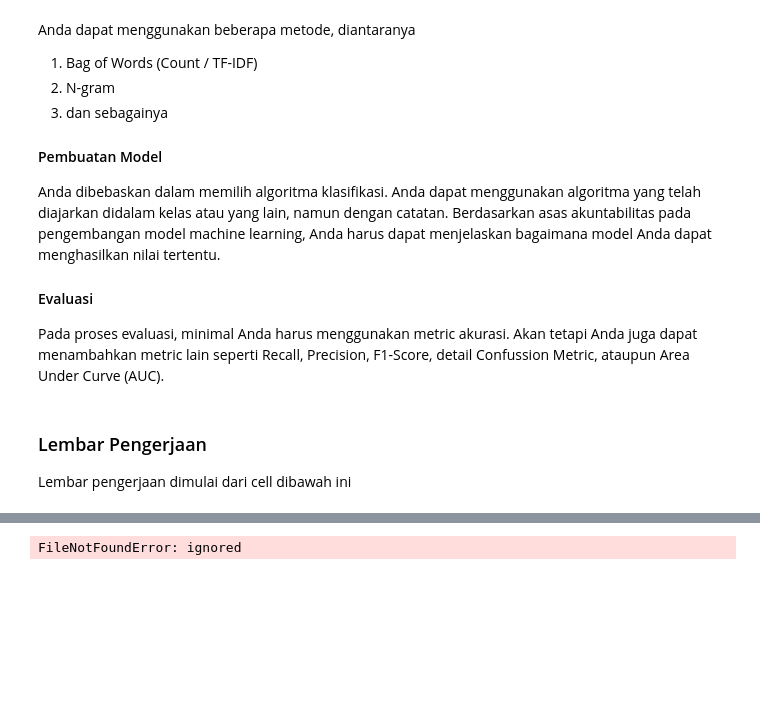
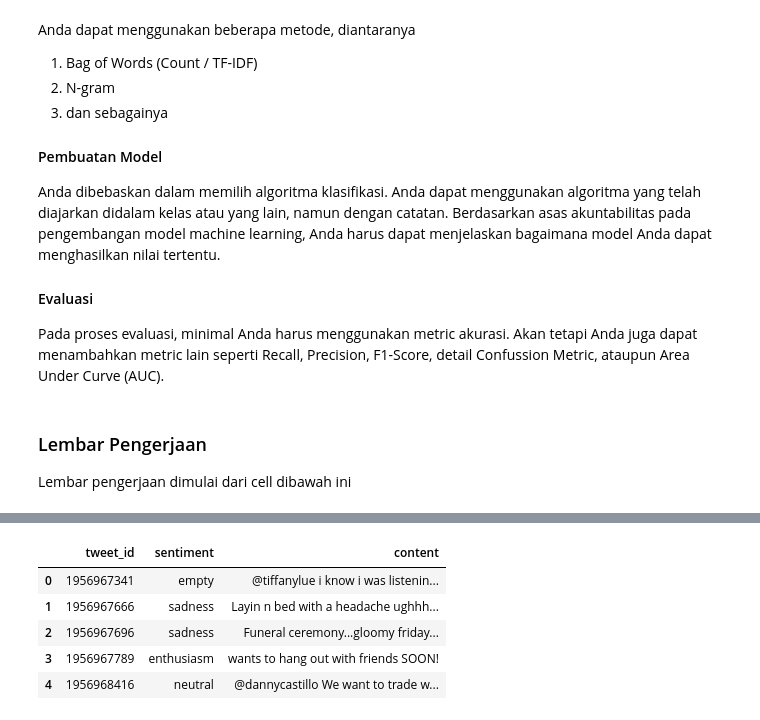
Before and after one commit to SnapeSnoop/MachineLearning, a Jupyter notebook: js08_uts.ipynb, the cells around one changed output, grey strips where cells are left out. Saved outputs shown, nothing was run; the diff lists cells and outputs as text; code cells hidden in the pictures; blank space fills up the shorter version.

```diff
--- a/js08_uts.ipynb
+++ b/js08_uts.ipynb
@@ -58,6 +66,11 @@ import pandas as pd
 # %%
-df = pd.read_csv('data/tweet_emotions.csv')
+df = pd.read_csv('tweet_emotions.csv', encoding='latin-1')
 
 df.head()
 # %% [output]
-FileNotFoundError: ignored
+|  | tweet_id | sentiment | content |
+| 0 | 1956967341 | empty | @tiffanylue i know i was listenin... |
+| 1 | 1956967666 | sadness | Layin n bed with a headache ughhh... |
+| 2 | 1956967696 | sadness | Funeral ceremony...gloomy friday... |
+| 3 | 1956967789 | enthusiasm | wants to hang out with friends SOON! |
+| 4 | 1956968416 | neutral | @dannycastillo We want to trade w... |
```
Also changed, not shown: parts of 8 cells of this notebook.
